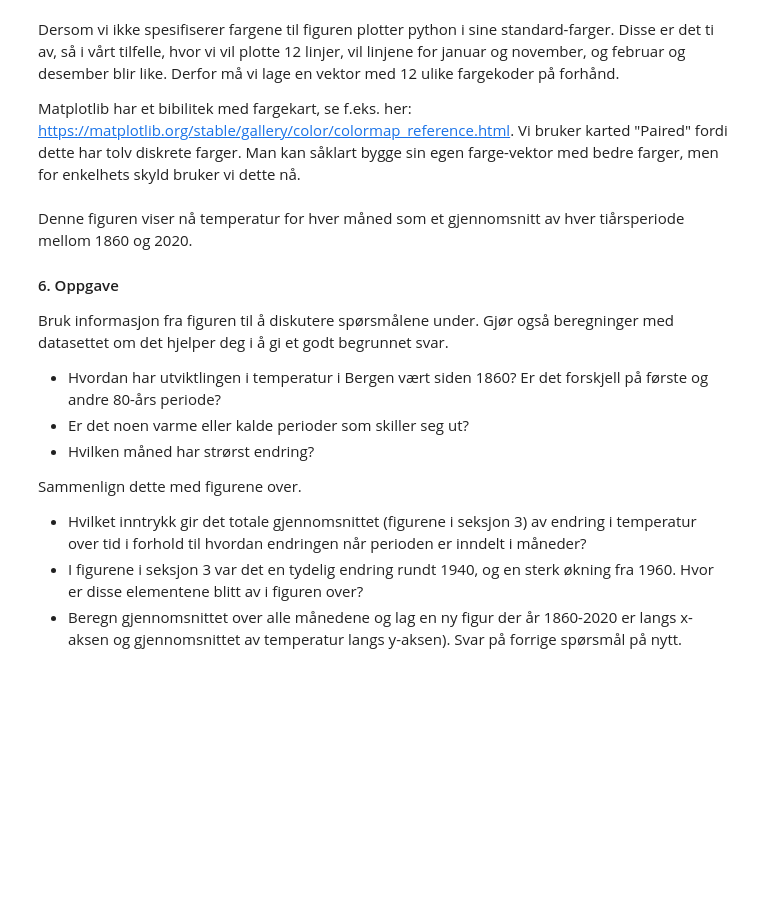
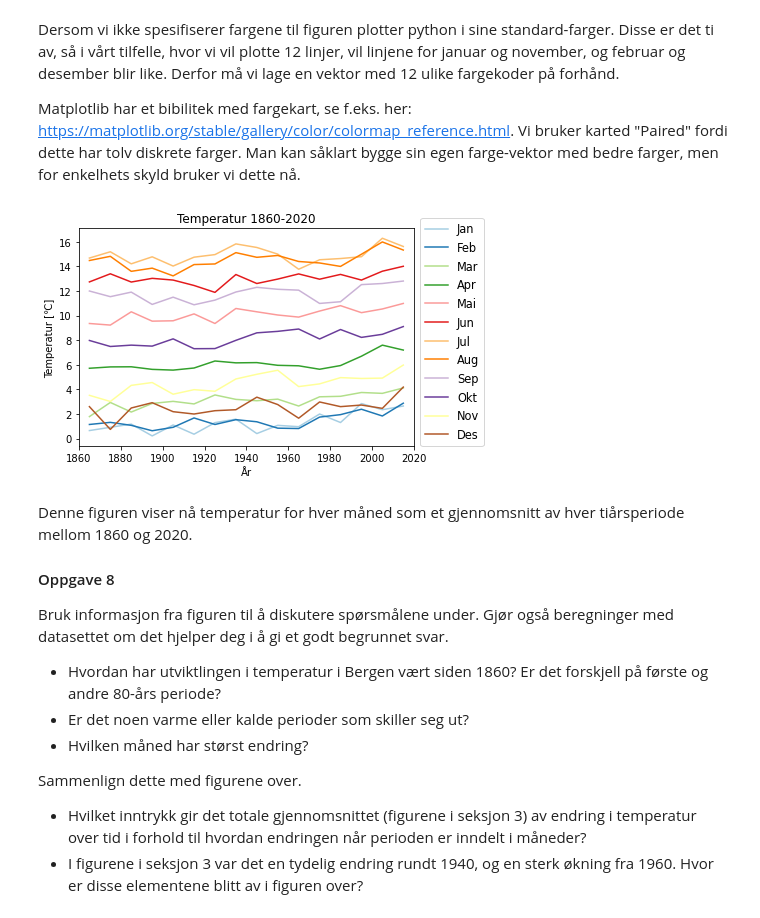
Before and after one commit to irendundas/EkteData, a Jupyter notebook: Nedbørsoppgaven_Del5_Forløkke-Løsningsforslag.ipynb, the cells around one changed output. Saved outputs shown, nothing was run; the diff lists cells and outputs as text; code cells hidden in the pictures; blank space fills up the shorter version.

```diff
--- a/Nedbørsoppgaven_Del5_Forløkke-Løsningsforslag.ipynb
+++ b/Nedbørsoppgaven_Del5_Forløkke-Løsningsforslag.ipynb
@@ -469,10 +513,10 @@ for i in range(3):
 
 I loopen under blir `meanTemp[0,0]` nå gjennomsnittet over de ti første januarmånedene. `meanTemp [-1,-1]` blir gjennomsnittet over de ti siste desembermånedene.
 # %%
-meanTemp=np.zeros((len(ind)-1,12)) # 17-1 x 12
+meanTemp10=np.zeros((len(ind10)-1,12)) # 17-1 x 12
 # %%
 for mo in range(12): # iterer gjennom månedene
-    for i in range(len(ind)-1): # iterer gjennom tiårsperiodene
-        meanTemp[i,mo]=np.nanmean(temp[ind[i]:ind[i+1],mo])
+    for i in range(len(ind10)-1): # iterer gjennom tiårsperiodene
+        meanTemp10[i,mo]=np.nanmean(temp[ind10[i]:ind10[i+1],mo])
 
-meanTemp.shape
+meanTemp10.shape
@@ -496,31 +542,32 @@ n = 12 # 12 farger
 colors = matplotlib.cm.Paired(np.linspace(0,1,n))
 # %%
 for mo in range(12):
-    plt.plot(T,meanTemp[:,mo], color=colors[mo], label=string[mo])
+    plt.plot(T10,meanTemp10[:,mo], color=colors[mo], label=string[mo])
 
 
 plt.title('Temperatur 1860-2020')
 plt.xlabel('År')
 plt.ylabel('Temperatur [\u2103]')
 plt.xlim([1860,2020])
 
 # Linjen under gjør at legend kommer utenfor figuren
 # og at teksten blir litt større.
 plt.legend(bbox_to_anchor=(1.02, 0, 0.2, 1), loc='lower left',
            ncol=1, borderaxespad=0.,fontsize=11.4)
 
 plt.show()
+# %% [output]
+[figure, added]
 # %% [markdown]
 Denne figuren viser nå temperatur for hver måned som et gjennomsnitt av hver tiårsperiode mellom 1860 og 2020.
 
-#### 6. Oppgave
+#### Oppgave 8
 
 Bruk informasjon fra figuren til å diskutere spørsmålene under. Gjør også beregninger med datasettet om det hjelper deg i å gi et godt begrunnet svar.
 - Hvordan har utviktlingen i temperatur i Bergen vært siden 1860? Er det forskjell på første og andre 80-års periode?
 - Er det noen varme eller kalde perioder som skiller seg ut?
-- Hvilken måned har strørst endring?
+- Hvilken måned har størst endring?
 
 Sammenlign dette med figurene over.
 - Hvilket inntrykk gir det totale gjennomsnittet (figurene i seksjon 3) av endring i temperatur over tid i forhold til hvordan endringen når perioden er inndelt i måneder?
 - I figurene i seksjon 3 var det en tydelig endring rundt 1940, og en sterk økning fra 1960. Hvor er disse elementene blitt av i figuren over?
-- Beregn gjennomsnittet over alle månedene og lag en ny figur der år 1860-2020 er langs x-aksen og gjennomsnittet av temperatur langs y-aksen). Svar på forrige spørsmål på nytt.
```
Also changed, not shown: parts of 46 cells of this notebook, 1 other file.
